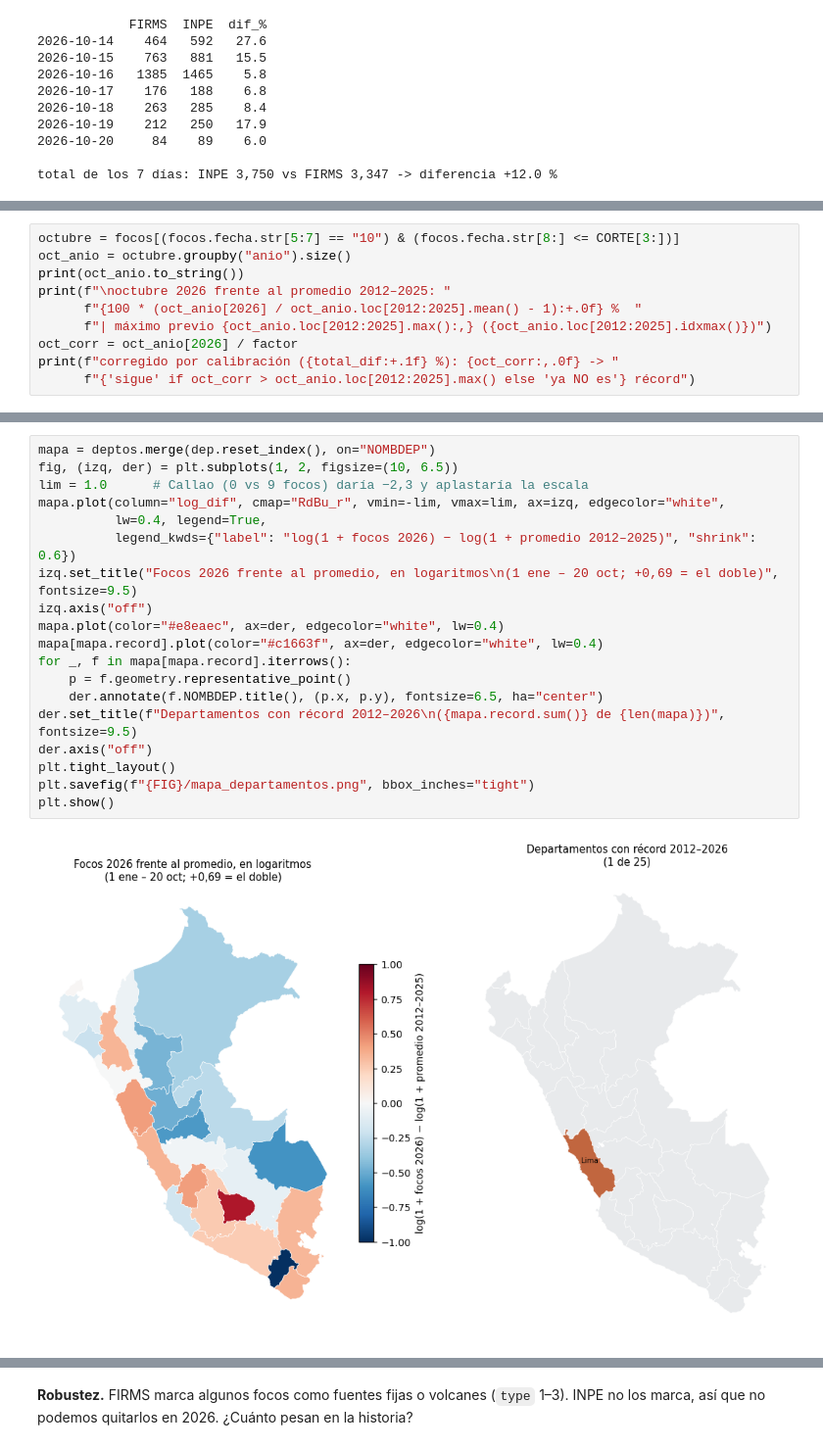
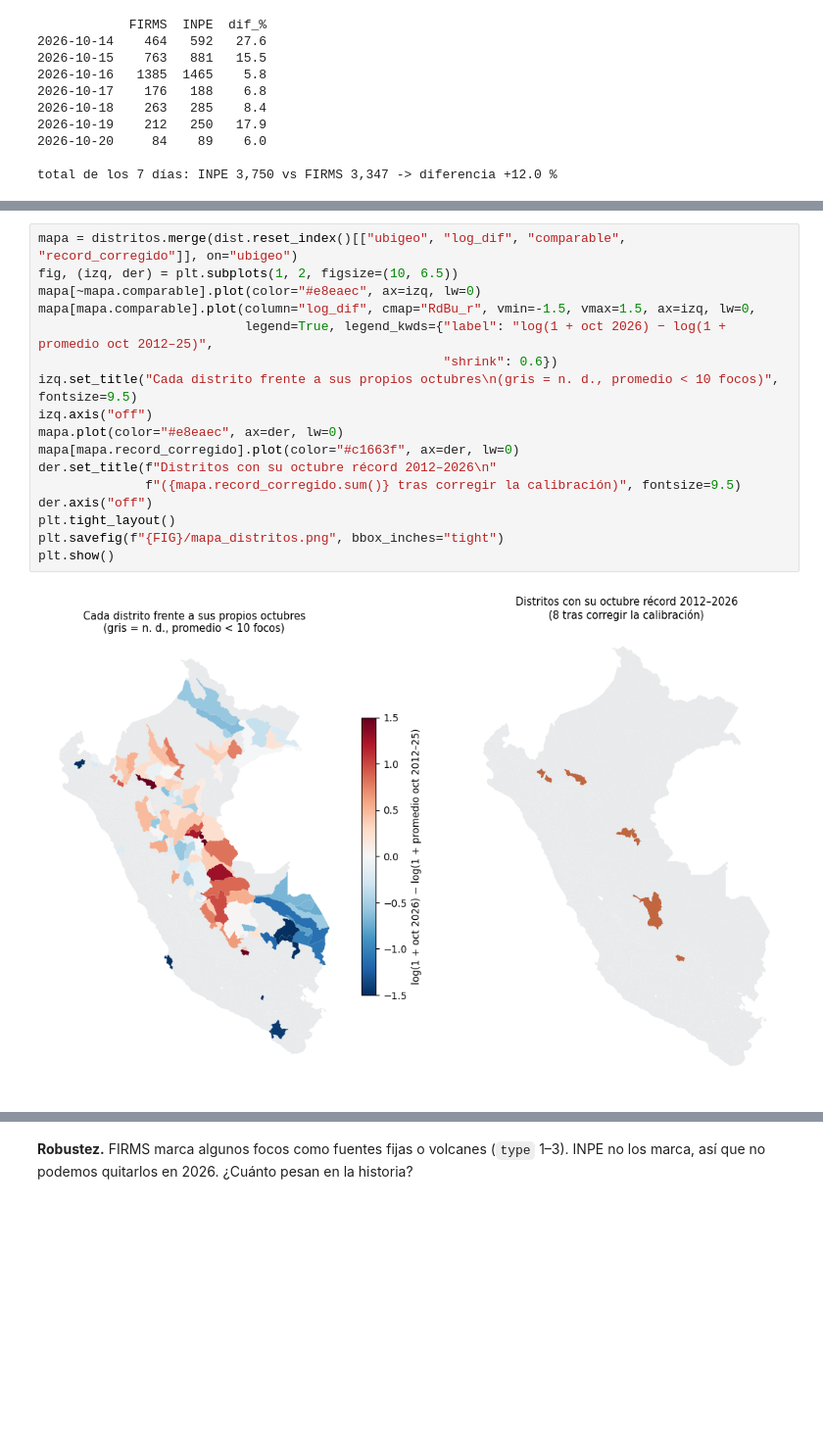
Before and after one commit to haradaoyakawahideki/Python, a Jupyter notebook: Ejercicio/incendios_2026.ipynb, the cells around one changed output, grey strips where cells are left out. Shown at 98% size. Drawn from its saved outputs; the diff is of its cells as text; blank space fills up the shorter version.

```diff
--- a/Ejercicio/incendios_2026.ipynb
+++ b/Ejercicio/incendios_2026.ipynb
@@ -122,10 +145,0 @@ Lo mismo solo para el **1–20 de octubre**, el pico de la temporada:
-# %%
-octubre = focos[(focos.fecha.str[5:7] == "10") & (focos.fecha.str[8:] <= CORTE[3:])]
-oct_anio = octubre.groupby("anio").size()
-print(oct_anio.to_string())
-print(f"\noctubre 2026 frente al promedio 2012–2025: "
-      f"{100 * (oct_anio[2026] / oct_anio.loc[2012:2025].mean() - 1):+.0f} %  "
-      f"| máximo previo {oct_anio.loc[2012:2025].max():,} ({oct_anio.loc[2012:2025].idxmax()})")
-oct_corr = oct_anio[2026] / factor
-print(f"corregido por calibración ({total_dif:+.1f} %): {oct_corr:,.0f} -> "
-      f"{'sigue' if oct_corr > oct_anio.loc[2012:2025].max() else 'ya NO es'} récord")
@@ -191,21 +204,19 @@ departamentos con récord en 2026: 1 de 25
 # %%
-mapa = deptos.merge(dep.reset_index(), on="NOMBDEP")
+mapa = distritos.merge(dist.reset_index()[["ubigeo", "log_dif", "comparable", "record_corregido"]], on="ubigeo")
 fig, (izq, der) = plt.subplots(1, 2, figsize=(10, 6.5))
-lim = 1.0      # Callao (0 vs 9 focos) daría −2,3 y aplastaría la escala
-mapa.plot(column="log_dif", cmap="RdBu_r", vmin=-lim, vmax=lim, ax=izq, edgecolor="white",
-          lw=0.4, legend=True,
-          legend_kwds={"label": "log(1 + focos 2026) − log(1 + promedio 2012–2025)", "shrink": 0.6})
-izq.set_title("Focos 2026 frente al promedio, en logaritmos\n(1 ene – 20 oct; +0,69 = el doble)", fontsize=9.5)
+mapa[~mapa.comparable].plot(color="#e8eaec", ax=izq, lw=0)
+mapa[mapa.comparable].plot(column="log_dif", cmap="RdBu_r", vmin=-1.5, vmax=1.5, ax=izq, lw=0,
+                           legend=True, legend_kwds={"label": "log(1 + oct 2026) − log(1 + promedio oct 2012–25)",
+                                                     "shrink": 0.6})
+izq.set_title("Cada distrito frente a sus propios octubres\n(gris = n. d., promedio < 10 focos)", fontsize=9.5)
 izq.axis("off")
-mapa.plot(color="#e8eaec", ax=der, edgecolor="white", lw=0.4)
-mapa[mapa.record].plot(color="#c1663f", ax=der, edgecolor="white", lw=0.4)
-for _, f in mapa[mapa.record].iterrows():
-    p = f.geometry.representative_point()
-    der.annotate(f.NOMBDEP.title(), (p.x, p.y), fontsize=6.5, ha="center")
-der.set_title(f"Departamentos con récord 2012–2026\n({mapa.record.sum()} de {len(mapa)})", fontsize=9.5)
+mapa.plot(color="#e8eaec", ax=der, lw=0)
+mapa[mapa.record_corregido].plot(color="#c1663f", ax=der, lw=0)
+der.set_title(f"Distritos con su octubre récord 2012–2026\n"
+              f"({mapa.record_corregido.sum()} tras corregir la calibración)", fontsize=9.5)
 der.axis("off")
 plt.tight_layout()
-plt.savefig(f"{FIG}/mapa_departamentos.png", bbox_inches="tight")
+plt.savefig(f"{FIG}/mapa_distritos.png", bbox_inches="tight")
 plt.show()
 # %% [output]
-[figure, old version]
+[figure, new version]
```
Also changed, not shown: parts of 13 cells of this notebook, 7 other files.
